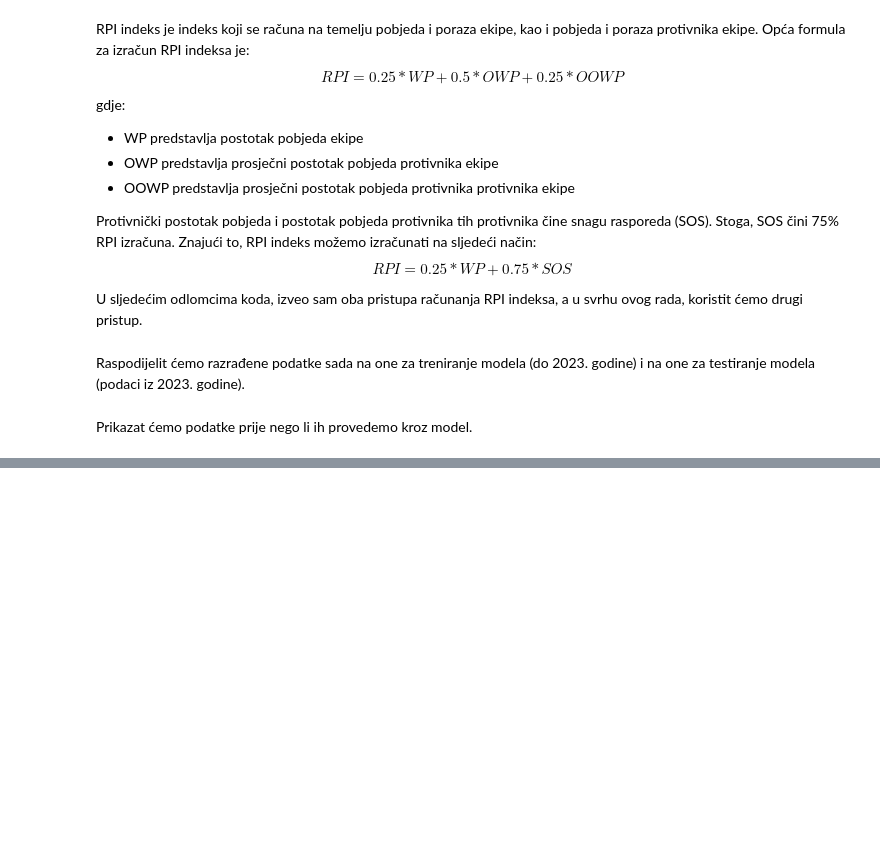
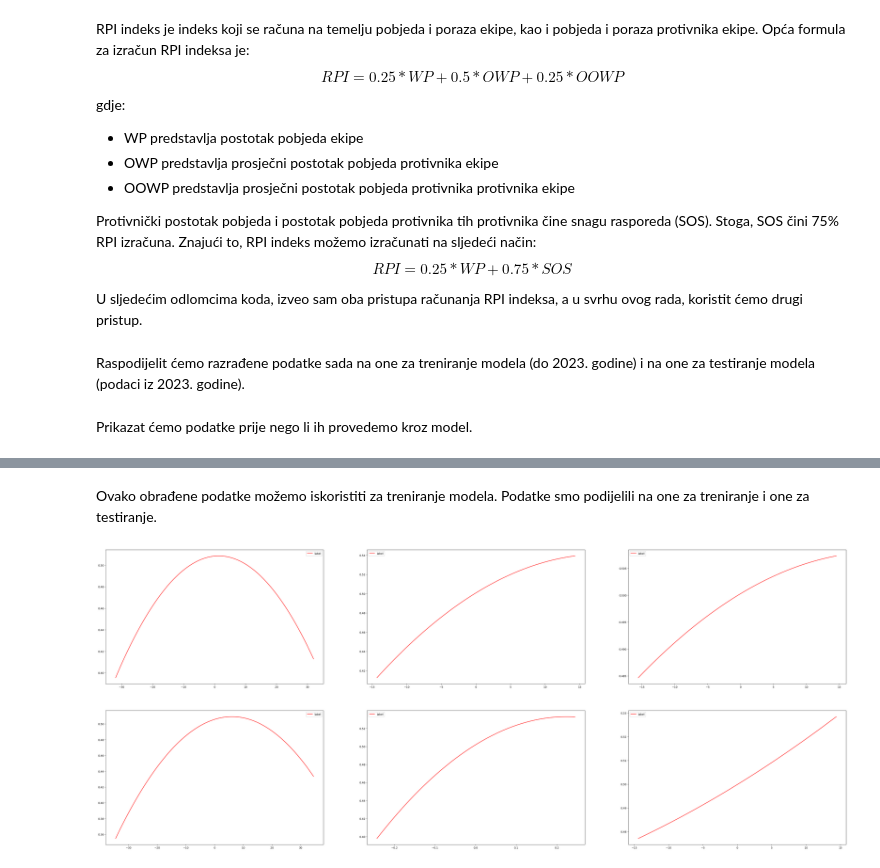
Before and after one commit to babe1304/UZOP-project, a Jupyter notebook: reporoduction_of_experiments.ipynb, the cells around one changed output, grey strips where cells are left out. Drawn from its saved outputs; the diff is of its cells as text; code cells hidden in the pictures; blank space fills up the shorter version.

Commit message:
First models and algorithm

```diff
--- a/reporoduction_of_experiments.ipynb
+++ b/reporoduction_of_experiments.ipynb
@@ -359,0 +301,5 @@ Sada kada imamo sve podatke, možemo ih prikazati u obliku grafa kako bismo vidj
+# %%
+new_columns = ['YEAR', 'TEAM 1', 'TEAM 2', 'TEAM 1 WIN', 'TEAM 1 LOCATION']
+game_data['TEAM 1 WIN'] = game_data['TEAM 1 OUTCOME'].map({'W': 1, 'L': 0})
+game_data = game_data.loc[:, new_columns]
+game_data.info()
@@ -359,0 +399,30 @@ Sada kada imamo sve podatke, možemo ih prikazati u obliku grafa kako bismo vidj
+# %%
+merged_data['RPI TEAM 1'] = 0.25 * merged_data['TEAM 1 WIN %'] + 0.75 * merged_data['TEAM 1 ELITE SOS']
+merged_data['RPI TEAM 2'] = 0.25 * merged_data['TEAM 2 WIN %'] + 0.75 * merged_data['TEAM 2 ELITE SOS']
+# %%
+merged_data['EFG % DIFF'] = merged_data['TEAM 1 EFG %'] - merged_data['TEAM 2 EFG %']
+merged_data['BLOCK % DIFF'] = merged_data['TEAM 1 BLOCK %'] - merged_data['TEAM 2 BLOCK %']
+merged_data['BPI DIFF'] = merged_data['TEAM 1 BPI'] - merged_data['TEAM 2 BPI']
+merged_data['RPI DIFF'] = merged_data['RPI TEAM 1'] - merged_data['RPI TEAM 2']
+merged_data['PPPO DIFF'] = merged_data['TEAM 1 POINTS PER POSSESSION OFFENSE'] - merged_data['TEAM 2 POINTS PER POSSESSION OFFENSE']
+merged_data['DEFENSIVE REBOUND % DIFF'] = merged_data['TEAM 1 DEFENSIVE REBOUND %'] - merged_data['TEAM 2 DEFENSIVE REBOUND %']
+merged_data['WIN % DIFF'] = merged_data['TEAM 1 WIN %'] - merged_data['TEAM 2 WIN %']
+
+train_data = merged_data[merged_data['YEAR'] != 2023]
+test_data = merged_data[merged_data['YEAR'] == 2023]
+# %% [markdown]
+Ovako obrađene podatke možemo iskoristiti za treniranje modela. Podatke smo podijelili na one za treniranje i one za testiranje.
+# %%
+polys = []
+models =[]
+
+for v in ['RPI DIFF', 'EFG % DIFF', 'BLOCK % DIFF', 'BPI DIFF', 'PPPO DIFF', 'DEFENSIVE REBOUND % DIFF', 'WIN % DIFF']:
+    poly = PolynomialFeatures(degree=2)
+    X_train = train_data[v].values.reshape(-1, 1)
+    X_train_poly = poly.fit_transform(X_train)
+
+    model = LinearRegression()
+    model.fit(X_train_poly, train_data['TEAM 1 WIN'])
+
+    polys.append(poly)
+    models.append(model)
@@ -359,0 +439,11 @@ Sada kada imamo sve podatke, možemo ih prikazati u obliku grafa kako bismo vidj
+# %%
+x_test_from_train = train_data.copy()
+
+f, ax = plt.subplots(2, 3, figsize=(50, 20))
+for i, (model, poly, feature) in enumerate(zip(models, polys, ['RPI DIFF', 'EFG % DIFF', 'BLOCK % DIFF', 'BPI DIFF', 'PPPO DIFF', 'DEFENSIVE REBOUND % DIFF'])):
+    x = np.linspace(x_test_from_train[feature].min(), x_test_from_train[feature].max(), 1000)
+    x_poly = poly.transform(x.reshape(-1, 1))
+    ax[i//3, i%3].plot(x, model.predict(x_poly), c='r', label='label')
+    ax[i//3, i%3].legend(loc='best')
+# %% [output]
+[figure, added]
```
Also changed, not shown: parts of 18 cells of this notebook.
